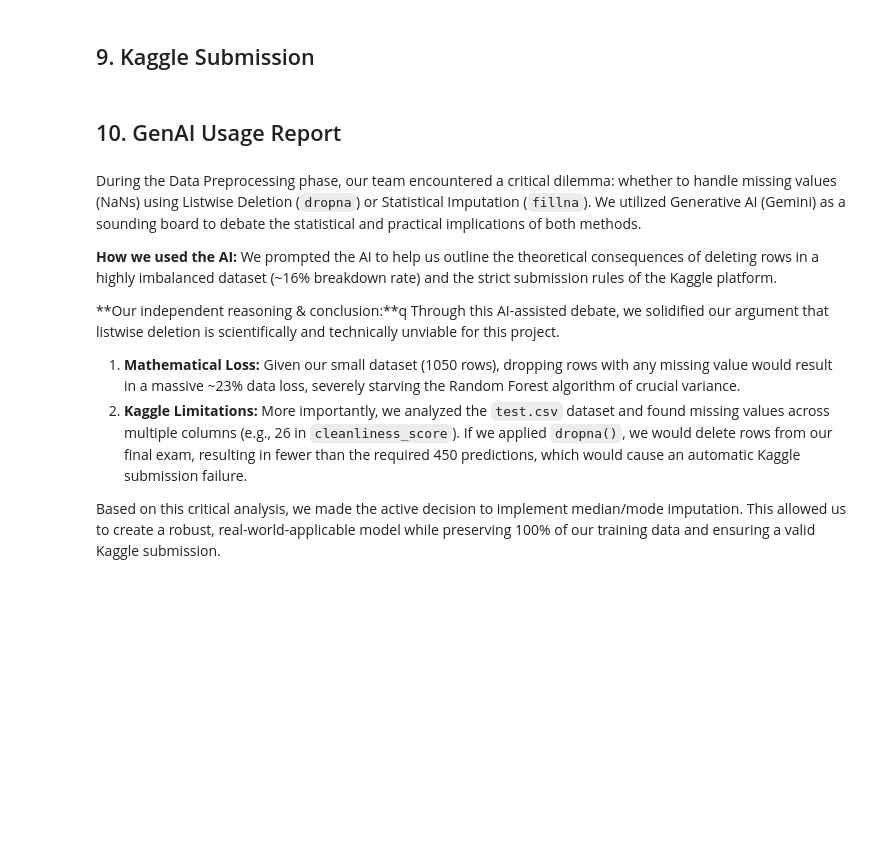
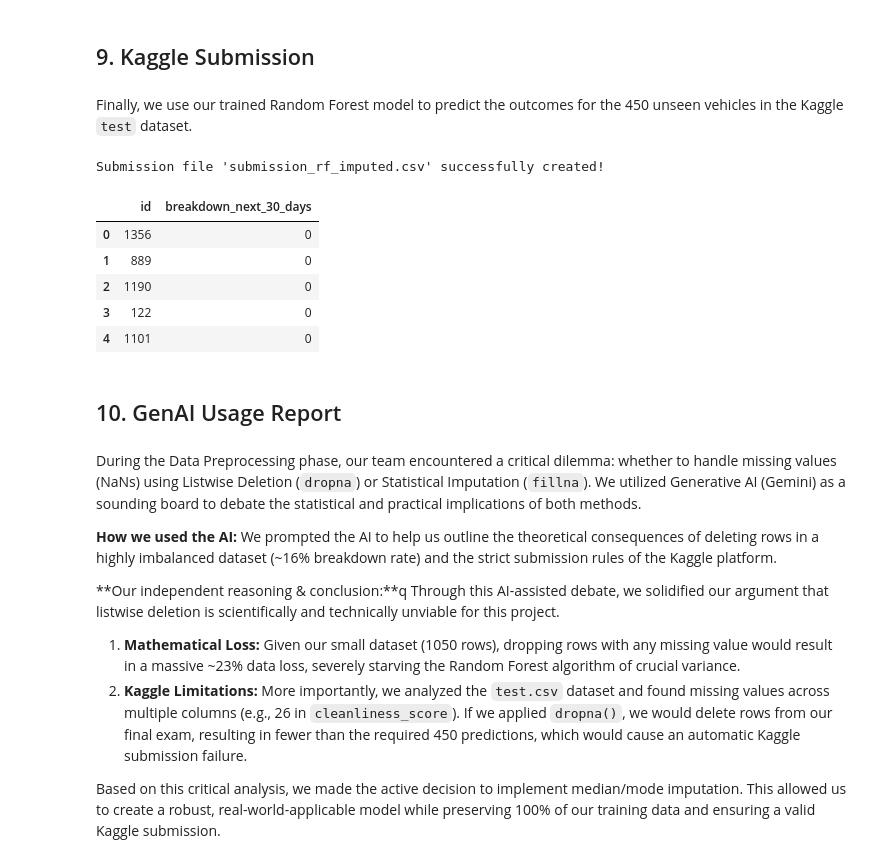
Before and after one commit to IlliaKrivoruchko/Car_Breakdown, a Jupyter notebook: Car_Breakdown_Team7.ipynb, the cells around one changed output. Cells and saved outputs as stored; diff of their text form; code cells hidden in the pictures; blank space fills up the shorter version.

Commit message:
eerste poging kaggle

```diff
--- a/Car_Breakdown_Team7.ipynb
+++ b/Car_Breakdown_Team7.ipynb
@@ -209,5 +235,34 @@ print("Random Forest model successfully trained!")
 # %% [markdown]
 ## 9. Kaggle Submission
+# %% [markdown]
+Finally, we use our trained Random Forest model to predict the outcomes for the 450 unseen vehicles in the Kaggle `test` dataset.
+# %%
+# 1. Prepare the test features (drop 'id' and the target column which was added during alignment)
+X_test_final = test_encoded.drop(['id', 'breakdown_next_30_days'], axis=1, errors='ignore')
+
+# 2. Make predictions on the real test set
+kaggle_predictions = rf_model.predict(X_test_final)
+
+# 3. Create the Submission DataFrame
+submission = pd.DataFrame({
+    'id': test_encoded['id'],
+    'breakdown_next_30_days': kaggle_predictions
+})
+
+# 4. Save to CSV
+submission_filename = 'submission_rf_imputed.csv'
+submission.to_csv(submission_filename, index=False)
+
+print(f"Submission file '{submission_filename}' successfully created!")
+submission.head()
+# %% [output]
+Submission file 'submission_rf_imputed.csv' successfully created!
+|  | id | breakdown_next_30_days |
+| 0 | 1356 | 0 |
+| 1 | 889 | 0 |
+| 2 | 1190 | 0 |
+| 3 | 122 | 0 |
+| 4 | 1101 | 0 |
 # %% [markdown]
 ## 10. GenAI Usage Report
 # %% [markdown]
```
Also changed, not shown: parts of 3 cells of this notebook, 1 other file.
